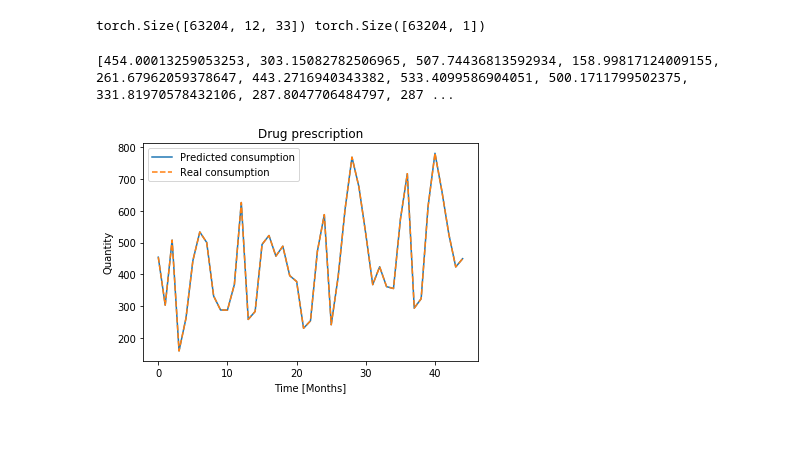
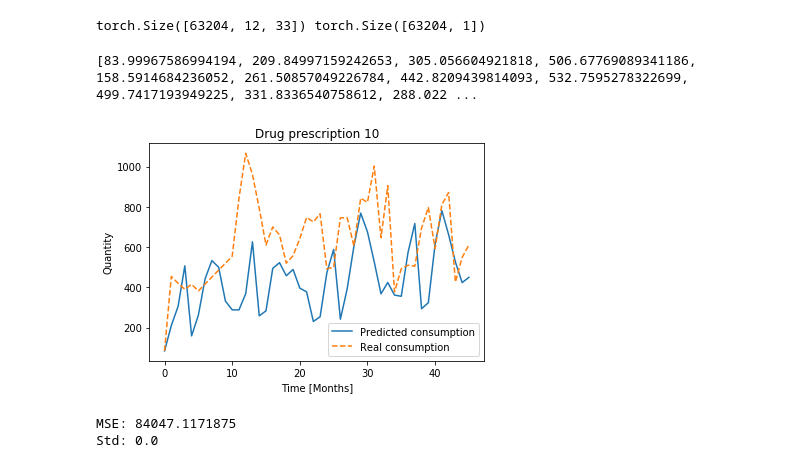
Before and after one commit to maxdgrogan/aihack2020, a Jupyter notebook: experiments.ipynb, the cells around one changed output. Drawn from its saved outputs; the diff is of its cells as text; code cells hidden in the pictures; blank space fills up the shorter version.

```diff
--- a/experiments.ipynb
+++ b/experiments.ipynb
@@ -14,7 +15,7 @@ from pickle import dump
 # %%
 args.data = './data/processed/processed_cleaned_df.csv'
 args.input_size = [33]
-args.hidden_size = 100
+args.hidden_size = 300
 args.number_of_layers = 10
 args.output_size = [1]
 args.test_portion = 0.2
@@ -101,34 +102,63 @@ print(X_test.shape, Y_test.shape)
 # %% [output]
 torch.Size([63204, 12, 33]) torch.Size([63204, 1])
 # %%
+
 outs = []
 scaled_outs = []
 golden_outs = []
 buffer = []
 feature_vector = X_test[0,:]
 with torch.no_grad():
-    for i in range(1,46):
+    for i in range(0,46):
         ys = []
         for sample in range(args.samples):
             y = model(feature_vector.unsqueeze(dim=0))
             ys.append(y)
         ys = torch.stack(ys)
         outs.append(torch.mean(ys).item())
         feature_vector = X_test[i]
         golden_outs.append(scaler.inverse_transform(feature_vector[-1].view(1,-1)).reshape(-1)[label_index])
         c = 1
         while c<=12 and c<len(outs):
             feature_vector[-c, label_index] = outs[-c]
             c+=1
 
         scaled_outs.append(scaler.inverse_transform(feature_vector[-1].view(1,-1)).reshape(-1)[label_index])
 plt.plot(scaled_outs, label="Predicted consumption")
 plt.plot(golden_outs, '--', label ="Real consumption")
+
 plt.legend()
 plt.xlabel("Time [Months]")
 plt.ylabel("Quantity")
-plt.title("Drug prescription")
+plt.title("Drug prescription {}".format(label_index))
 print(scaled_outs, golden_outs)
 # %% [output]
-[454.00013259053253, 303.15082782506965, 507.74436813592934, 158.99817124009155, 261.67962059378647, 443.2716940343382, 533.4099586904051, 500.1711799502375, 331.81970578432106, 287.8047706484797, 287 ...
+[83.99967586994194, 209.84997159242653, 305.056604921818, 506.67769089341186, 158.5914684236052, 261.50857049226784, 442.8209439814093, 532.7595278322699, 499.7417193949225, 331.8336540758612, 288.022 ...
-[figure, old version]
+[figure, new version]
+# %%
+mse = 0.0
+std = 0.0
+with torch.no_grad():
+    for i in range(len(X_test[:1000])):
+        ys = []
+        for sample in range(args.samples):
+            y = model(X_test[i].unsqueeze(dim=0))
+            f = torch.zeros(1,args.input_size[0])
+            f[0,label_index] = y
+            y_pred = torch.tensor([float(scaler.inverse_transform(f).reshape(-1)[label_index])])
+            ys.append(y_pred)
+
+        y = torch.stack(ys).mean()
+        std += torch.stack(ys).std()
+        f = torch.zeros(1,args.input_size[0])
+        f[0,label_index] = Y_test[i]
+        y = torch.tensor([float(scaler.inverse_transform(f).reshape(-1)[label_index])])
+
+        mse+=F.mse_loss(y_pred, y)
+std/=len(X_test[:1000])
+mse/=len(X_test[:1000])
+print("MSE: {}".format(mse))
+print("Std: {}".format(std))
+# %% [output]
+MSE: 84047.1171875
+Std: 0.0
```
Also changed, not shown: parts of 1 cell of this notebook, 6 other files.
